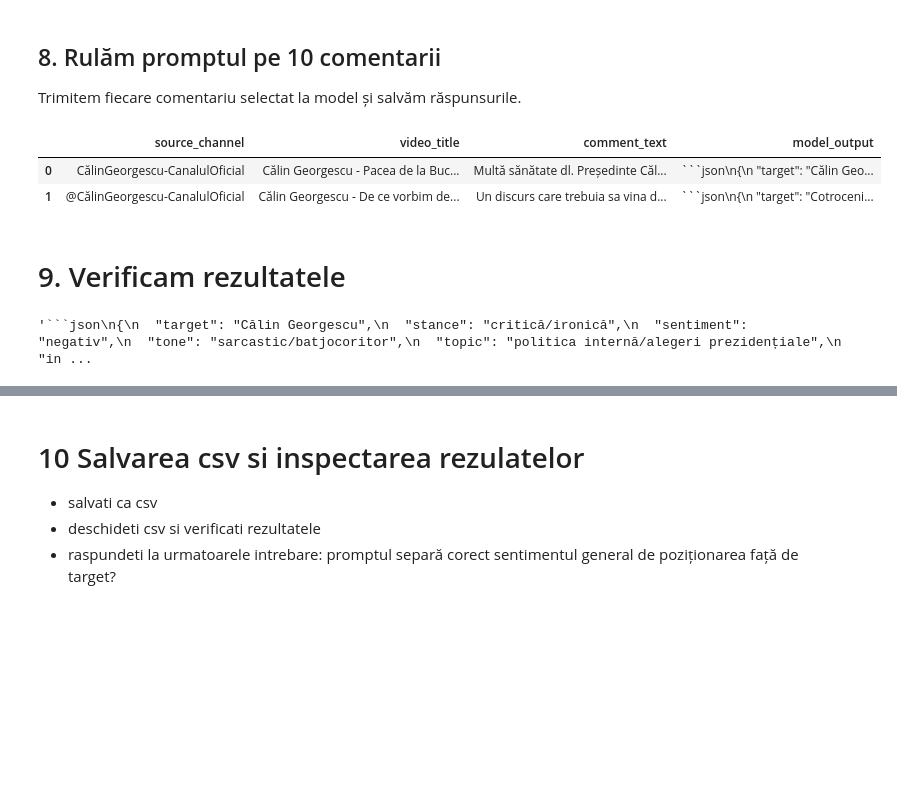
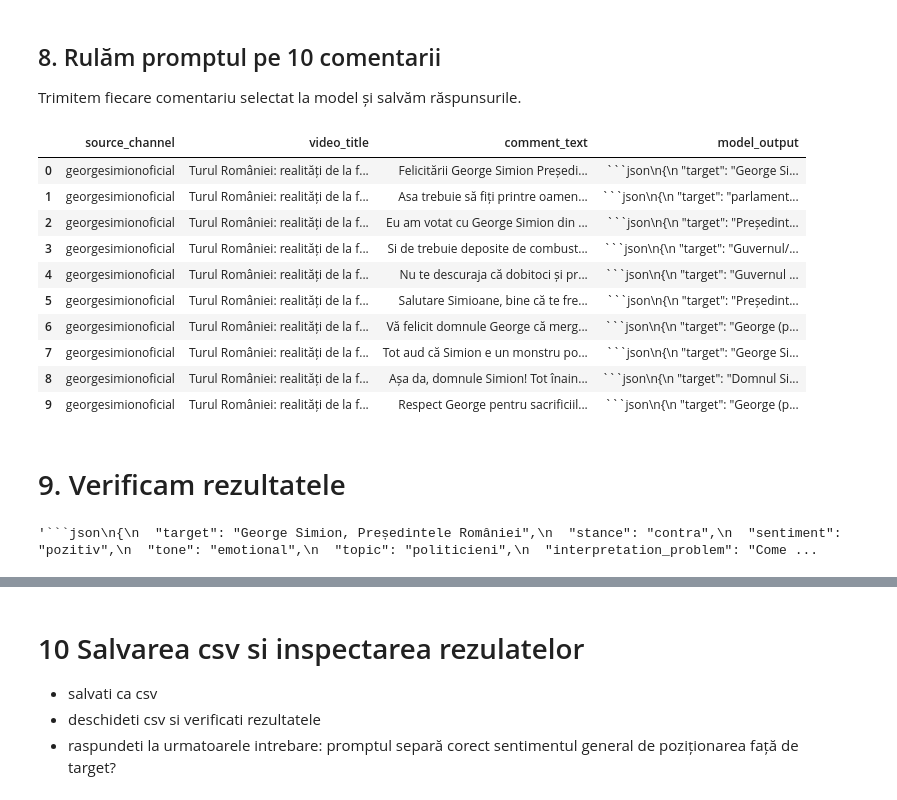
Before and after one commit to AIE-2026/echochamber-project-team-4, a Jupyter notebook: notebooks/student_02/C3_Tema1_first_promt.ipynb, the cells around one changed output, grey strips where cells are left out. Cells and saved outputs as stored; diff of their text form; code cells hidden in the pictures; blank space fills up the shorter version.

Commit message:
Tema 1 pentru student 2, adnotare

````diff
--- a/notebooks/student_02/C3_Tema1_first_promt.ipynb
+++ b/notebooks/student_02/C3_Tema1_first_promt.ipynb
@@ -139,24 +139,24 @@ Important: tonul sau sentimentul general nu este același lucru cu poziționarea
 # poti pune si alte axe de analiza care te intereseaza
 
 
-SYSTEM_PROMPT = """
-..
+SYSTEM_PROMPT = """Esti un analist politic, specializat in adnotare a comentariilor politice. Rolul tau este sa analizezi aceste comentarii, sa extragi
+informatii valoroase referitoare la pozitia lor anti-sistem, si sa caracterizezi retoricile strict dupa structura data. Nu vei halucina, nu vei lua o pozitie subiectiva,
+doar vei analiza aceste comentarii care fac trimitere la neincrederea in sistemul politic al Romaniei.
 """
 
 USER_PROMPT_TEMPLATE = """
 Citește următorul comentariu politic și identifică:
-1. target: ...
-2. stance:...
-3. sentiment: ...
-4. tone: ...
-5. topic: ...
-6. interpretation_problem: ...
+1. target: identifica entitatea despre care se vorbeste (de exemplu: guvern, parlament, presedinte, sau organizatii internationale)
+2. stance: determina pozitia autorului fata de sistem, daca sustine activitatea acestuia sau da semne de neicredere (pro, neutru, contra)
+3. sentiment: identifica sentimentul general al comentariului (pozitiv, neutru, negativ)
+4. tone: identifica tonul (formal, emotional, agresiv, rational, conspirationist, neutru, ironic)
+5. topic: determina subiectul principal (de exemplu: suveranitate, conspriatii, coruptie, justitie, guvern, economie)
+6. interpretation_problem: Explica de ce acest comentariu prezinta tendinte anti-sistem
 
 Important:
-
-...
-Returnează JSON valid cu exact aceste chei:
-target, stance, ...
+Analiza trebuie sa se limiteze doar la cerinte, punand accentul pe identificarea retoricilor anti-sistem din Romania.
+Returnează DOAR JSON valid cu exact aceste chei:
+target, stance, sentiment, tone, topic, interpretation_problem
 Comentariu:
 <<< {comment_text} >>>
 """
@@ -167,18 +167,18 @@ Modelul și temperatura au fost setate mai sus.
 # %%
 from openai import OpenAI
 client = OpenAI(
-    api_key="pune aici variabila de mediu care conține cheia ta API pentru Gemini",
+    api_key=os.getenv("GEMINI_API_KEY"),
     base_url="https://generativelanguage.googleapis.com/v1beta/openai/"
 )
 # %%
 def annotate_comment(comment_text):
     prompt = USER_PROMPT_TEMPLATE.format(comment_text=comment_text)
     response = client.chat.completions.create(
-        model=model,
-        temperature=temperature,
+        model=str(model),
+        temperature=float(temperature),
         messages=[
             {"role": "system", "content": SYSTEM_PROMPT},
-            {"role": "user", "content": prompt}
+            {"role": "user", "content": str(prompt)}
         ]
     )
     return response.choices[0].message.content
@@ -186,29 +186,37 @@ def annotate_comment(comment_text):
 ## 8. Rulăm promptul pe 10 comentarii
 Trimitem fiecare comentariu selectat la model și salvăm răspunsurile.
 # %%
-n_comments = 2  # schimbă aici: 3, 5 sau 10
-sample_for_prompt = "pune aici dataframe-ul cu comentarii".head(n_comments)
+n_comments = 10  # schimbă aici: 3, 5 sau 10
+sample_for_prompt = df.head(n_comments)
 
 outputs = []
 for _, row in sample_for_prompt.iterrows():
     outputs.append({
         "source_channel": row.get("source_channel", ""),
         "video_title": row.get("video_title", ""),
         "comment_text": row["text"],
         "model_output": annotate_comment(row["text"])
     })
 results_df = pd.DataFrame(outputs)
 results_df
 # %% [output]
 |  | source_channel | video_title | comment_text | model_output |
-| 0 | CălinGeorgescu-CanalulOficial | Călin Georgescu - Pacea de la Buc... | Multă sănătate dl. Președinte Căl... | ```json\n{\n "target": "Călin Geo... |
-| 1 | @CălinGeorgescu-CanalulOficial | Călin Georgescu - De ce vorbim de... | Un discurs care trebuia sa vina d... | ```json\n{\n "target": "Cotroceni... |
+| 0 | georgesimionoficial | Turul României: realități de la f... | Felicitării George Simion Președi... | ```json\n{\n "target": "George Si... |
+| 1 | georgesimionoficial | Turul României: realități de la f... | Asa trebuie să fiți printre oamen... | ```json\n{\n "target": "parlament... |
+| 2 | georgesimionoficial | Turul României: realități de la f... | Eu am votat cu George Simion din ... | ```json\n{\n "target": "Președint... |
+| 3 | georgesimionoficial | Turul României: realități de la f... | Si de trebuie deposite de combust... | ```json\n{\n "target": "Guvernul/... |
+| 4 | georgesimionoficial | Turul României: realități de la f... | Nu te descuraja că dobitoci și pr... | ```json\n{\n "target": "Guvernul ... |
+| 5 | georgesimionoficial | Turul României: realități de la f... | Salutare Simioane, bine că te fre... | ```json\n{\n "target": "Președint... |
+| 6 | georgesimionoficial | Turul României: realități de la f... | Vă felicit domnule George că merg... | ```json\n{\n "target": "George (p... |
+| 7 | georgesimionoficial | Turul României: realități de la f... | Tot aud că Simion e un monstru po... | ```json\n{\n "target": "George Si... |
+| 8 | georgesimionoficial | Turul României: realități de la f... | Așa da, domnule Simion! Tot înain... | ```json\n{\n "target": "Domnul Si... |
+| 9 | georgesimionoficial | Turul României: realități de la f... | Respect George pentru sacrificiil... | ```json\n{\n "target": "George (p... |
 # %% [markdown]
 # 9. Verificam rezultatele
 # %%
 results_df.model_output[0]
 # %% [output]
-'```json\n{\n  "target": "Călin Georgescu",\n  "stance": "critică/ironică",\n  "sentiment": "negativ",\n  "tone": "sarcastic/batjocoritor",\n  "topic": "politica internă/alegeri prezidențiale",\n  "in ...
+'```json\n{\n  "target": "George Simion, Președintele României",\n  "stance": "contra",\n  "sentiment": "pozitiv",\n  "tone": "emotional",\n  "topic": "politicieni",\n  "interpretation_problem": "Come ...
 # %%
 # funcție pentru a curăța și parsa output-ul modelului, care poate conține JSON în diferite formate (text simplu sau bloc ```json)
 
````
Also changed, not shown: parts of 3 cells of this notebook, 2 other files.
